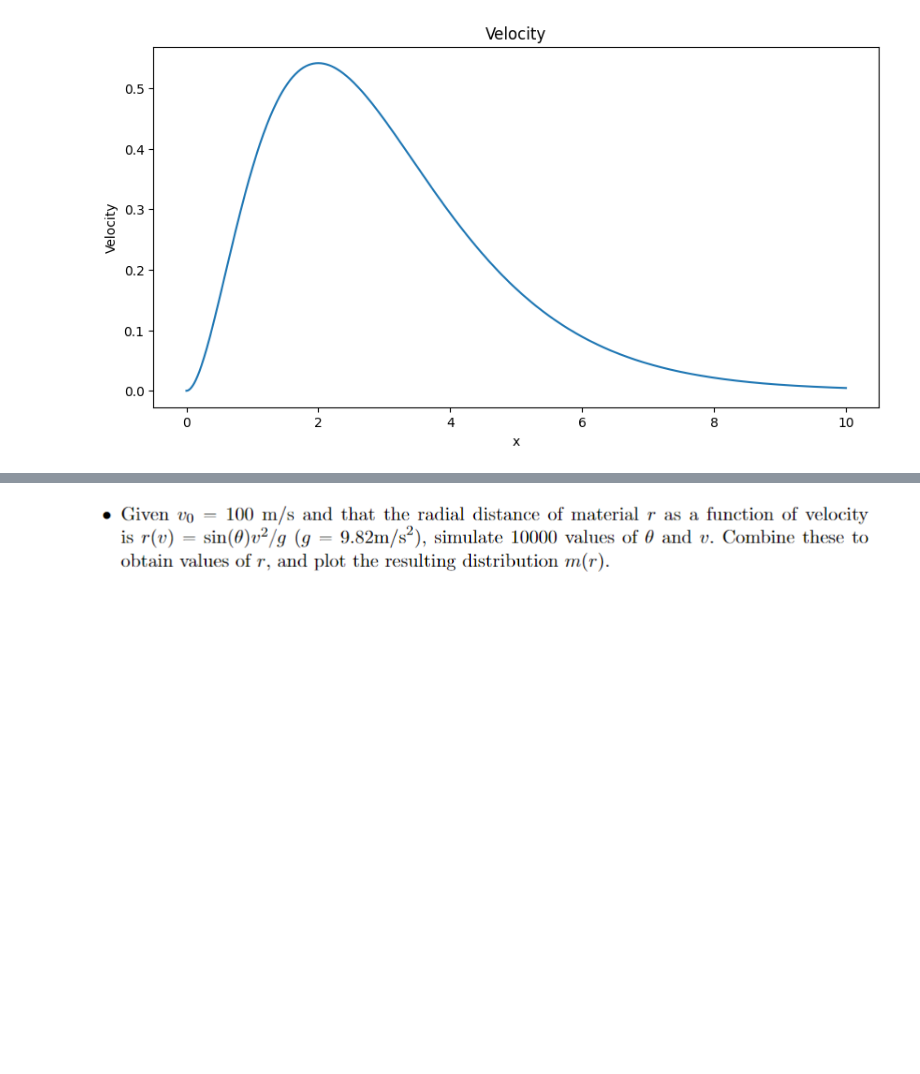
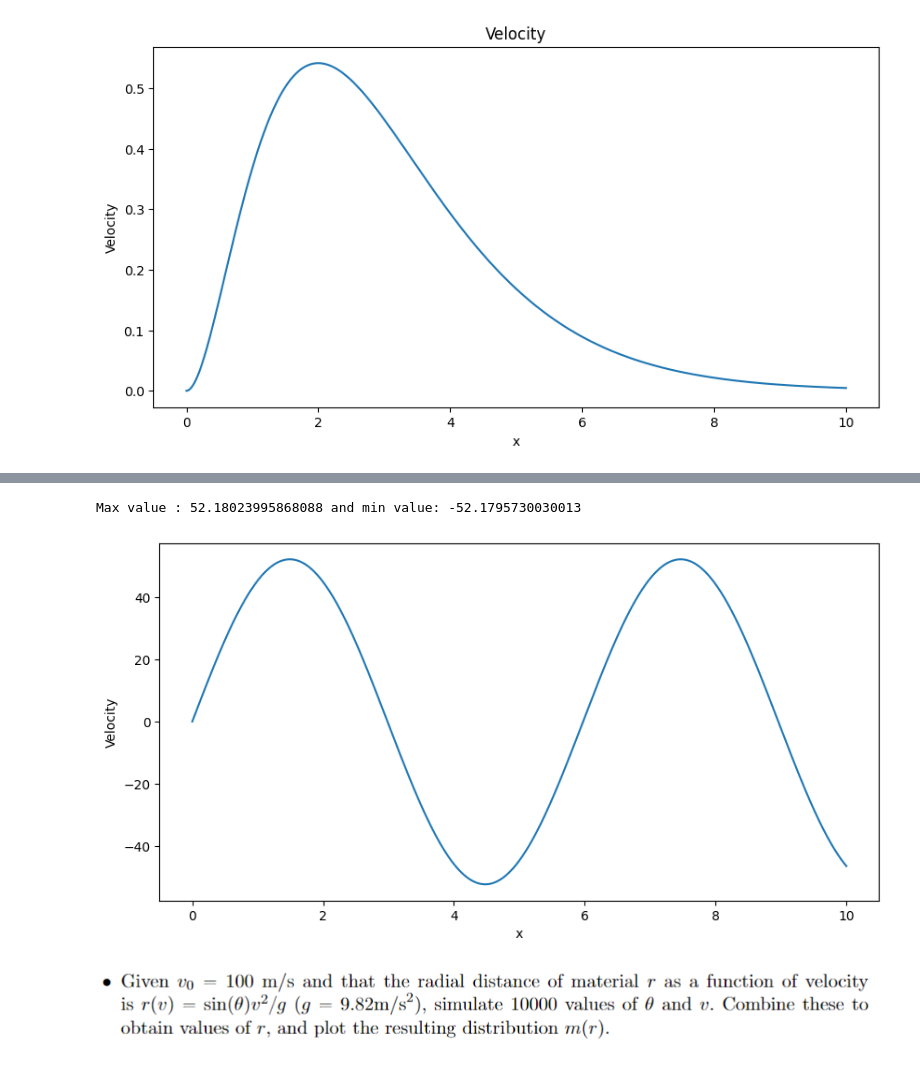
Before and after one commit to EliasBS/AppStat2024, a Jupyter notebook: DataAndCodeForExam/AppStatExam2024.ipynb, the cells around one changed output, grey strips where cells are left out. Saved outputs shown, nothing was run; the diff lists cells and outputs as text; code cells hidden in the pictures; blank space fills up the shorter version.

```diff
--- a/DataAndCodeForExam/AppStatExam2024.ipynb
+++ b/DataAndCodeForExam/AppStatExam2024.ipynb
@@ -935,2 +934,19 @@ Efficiency: 19.39% ± 0.55%
+# %%
+sinus_A = m_chi2.values['A']
+sinus_Omega = m_chi2.values['omega']
+sinus_phi_0 = m_chi2.values['phi_0']
+
+x_lin = np.linspace(0, 10, 1000)
+y_lin = sinusoidal(x_lin, sinus_A, sinus_Omega, sinus_phi_0)
+
+plt.figure(figsize=(10, 5))
+plt.plot(x_lin, y_lin, label='Velocity function')
+plt.xlabel('x')
+plt.ylabel('Velocity')
+
+print(f'Max value : {np.max(y_lin)} and min value: {np.min(y_lin)}')
+# %% [output]
+Max value : 52.18023995868088 and min value: -52.1795730030013
+[figure, added]
 # %% [markdown]
 ![image.png](attachment:image.png)
```
Also changed, not shown: parts of 13 cells of this notebook.
